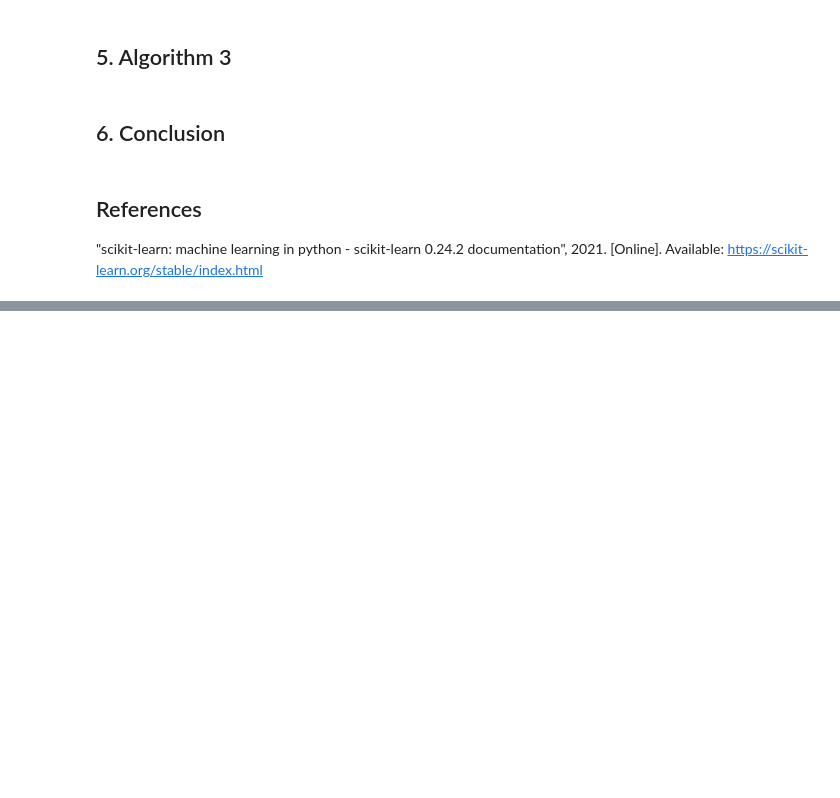
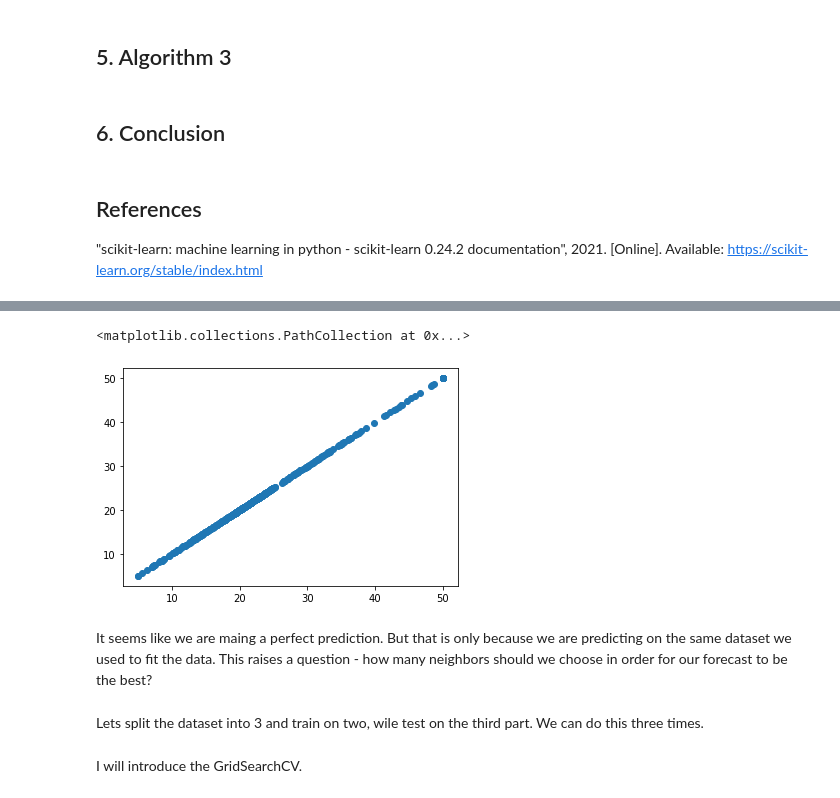
Before and after one commit to vukasm/MachineLearning-Statistics, a Jupyter notebook: Scikit-Learn.ipynb, the cells around one changed output, grey strips where cells are left out. Drawn from its saved outputs; the diff is of its cells as text; code cells hidden in the pictures; blank space fills up the shorter version.

```diff
--- a/Scikit-Learn.ipynb
+++ b/Scikit-Learn.ipynb
@@ -20,0 +225,6 @@ This notebook contains a demonstrations and visualisations of my three favorite
+# %%
+mod4=KNeighborsRegressor().fit(X,y)
+pipe4=Pipeline([
+    ("scale",StandardScaler()),
+    ("model",KNeighborsRegressor(n_neighbors=1))
+]) #changed number of neighbors
@@ -20,0 +236,13 @@ This notebook contains a demonstrations and visualisations of my three favorite
+# %%
+pred4=pipe4.predict(X)
+# %%
+plt.scatter(pred4,y)
+# %% [output]
+<matplotlib.collections.PathCollection at 0x...>
+[figure, added]
+# %% [markdown]
+It seems like we are maing a perfect prediction. But that is only because we are predicting on the same dataset we used to fit the data. This raises a question - how many neighbors should we choose in order for our forecast to be the best?
+# %% [markdown]
+Lets split the dataset into 3 and train on two, wile test on the third part. We can do this three times.
+# %% [markdown]
+I will introduce the GridSearchCV.
```
Also changed, not shown: parts of 47 cells of this notebook, 1 other file.
